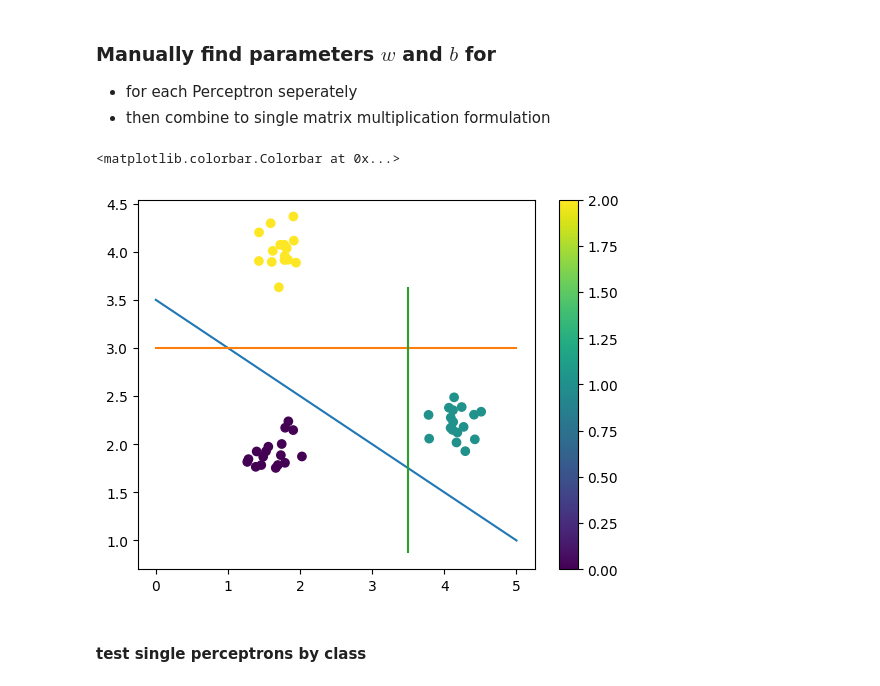
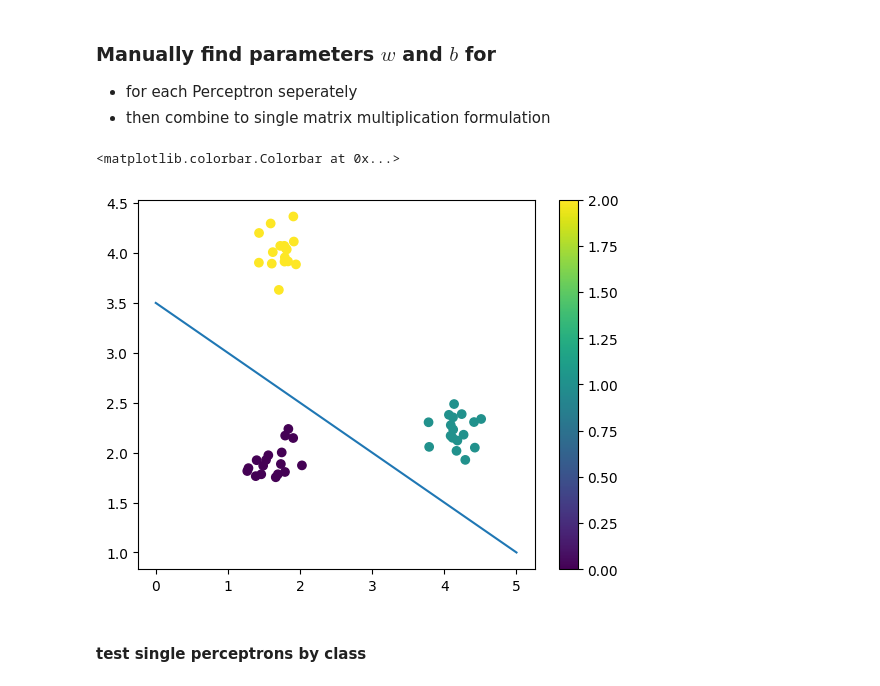
Before and after one commit to MrEwdew/DeepLearning25, a Jupyter notebook: week_2/Aufgabe_2_Multi_Class_Perceptrons.ipynb, the cells around one changed output. Saved outputs shown, nothing was run; the diff lists cells and outputs as text; code cells hidden in the pictures.

```diff
--- a/week_2/Aufgabe_2_Multi_Class_Perceptrons.ipynb
+++ b/week_2/Aufgabe_2_Multi_Class_Perceptrons.ipynb
@@ -155,39 +161,31 @@ def plot_line_from_normal_vector_and_offset(normal_vector, offset, x_range=None,
 # %%
 fig, ax1 = plt.subplots()
 
 
 
 
 w1 = np.array([0.5,1])
 b1 = (-3.5)
 
 
 w2 = np.array([0,1])
 b2 = (-3)
 
 
 w3 = np.array([1,0])
 b3 = (-3.5)
 
 
 
-line1x= np.arange(0,6)
-line1y= lambda x: (x * -0.5) +3.5
-
-line2x = np.arange(0,6)
-line2y = lambda x: (x * (0)) + 3
-
-
-
 line1 = plot_line_from_normal_vector_and_offset(w1,b1,x_range= [0,5], ax= ax1)
-line2 = plot_line_from_normal_vector_and_offset(w2,b2,x_range= [0,5], ax= ax1)
-line3 = plot_line_from_normal_vector_and_offset(w3,b3,x_range= [0,5], ax= ax1)
+#line2 = plot_line_from_normal_vector_and_offset(w2,b2,x_range= [0,5], ax= ax1)
+#line3 = plot_line_from_normal_vector_and_offset(w3,b3,x_range= [0,5], ax= ax1)
 
 plt.scatter(X[:,0],X[:,1],c=y)
 plt.colorbar()
 # %% [output]
 <matplotlib.colorbar.Colorbar at 0x...>
-[figure, old version]
+[figure, new version]
 # %% [markdown]
 #### test single perceptrons by class
 # %%
```
Also changed, not shown: parts of 5 cells of this notebook.
